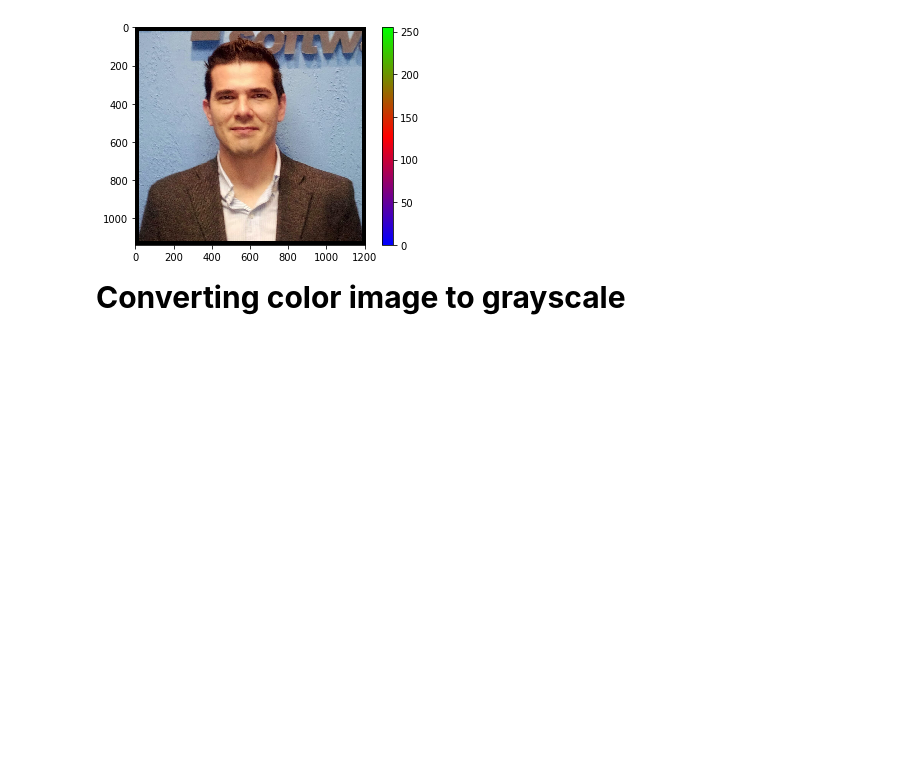
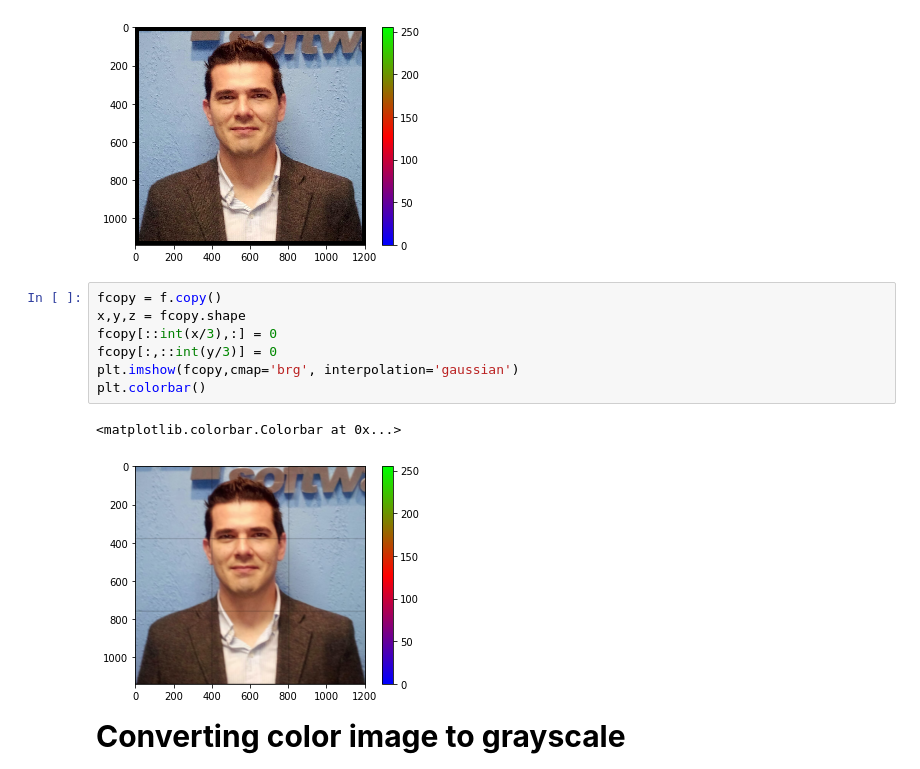
Before and after one commit to samirpl/my-tests, a Jupyter notebook: pirp_4e/ImageTests.ipynb, the cells around one changed output. Cells and saved outputs as stored; diff of their text form; blank space fills up the shorter version.

```diff
--- a/pirp_4e/ImageTests.ipynb
+++ b/pirp_4e/ImageTests.ipynb
@@ -20,6 +20,16 @@ plt.colorbar()
 # %% [output]
 <matplotlib.colorbar.Colorbar at 0x...>
 [figure]
+# %%
+fcopy = f.copy()
+x,y,z = fcopy.shape
+fcopy[::int(x/3),:] = 0
+fcopy[:,::int(y/3)] = 0
+plt.imshow(fcopy,cmap='brg', interpolation='gaussian')
+plt.colorbar()
+# %% [output]
+<matplotlib.colorbar.Colorbar at 0x...>
+[figure, added]
 # %% [markdown]
 <p style="font-size:30px;"><b>Converting color image to grayscale</b></p>
 # %%
```
